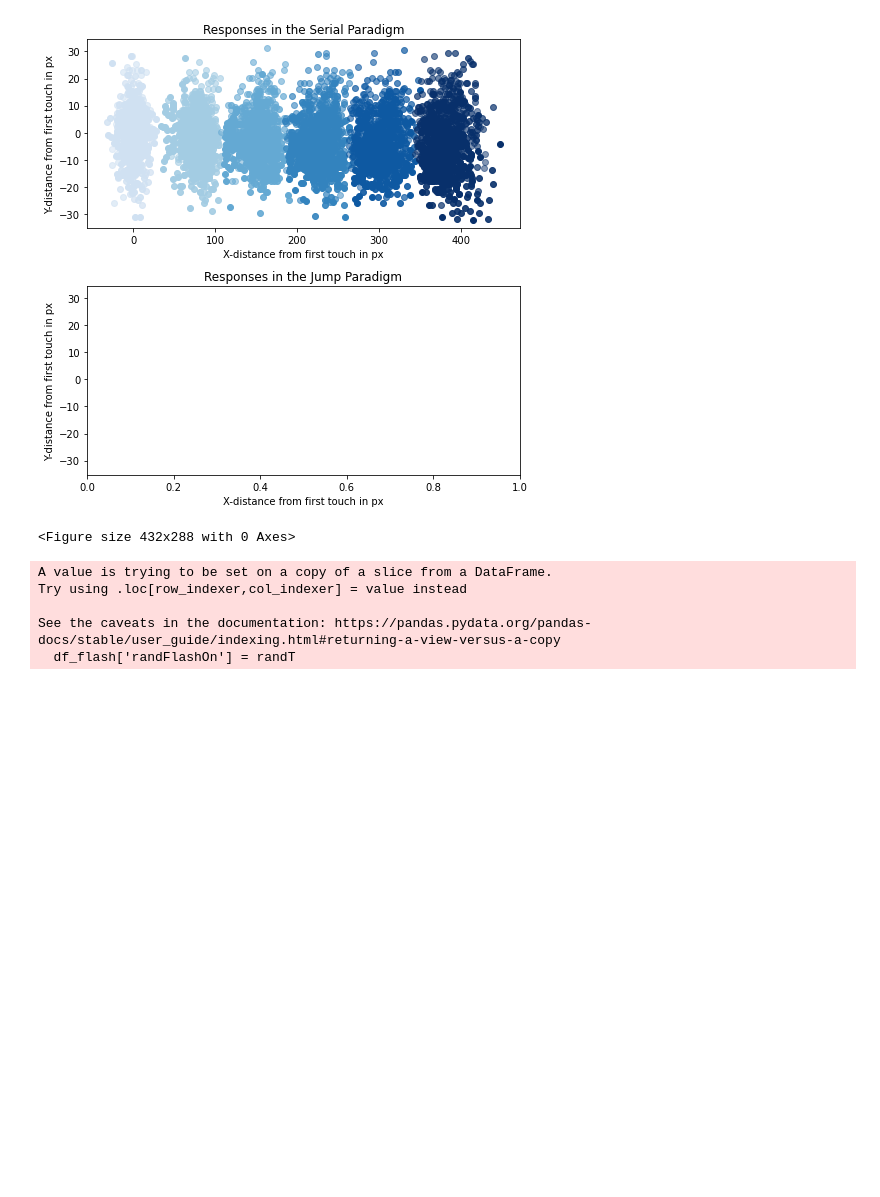
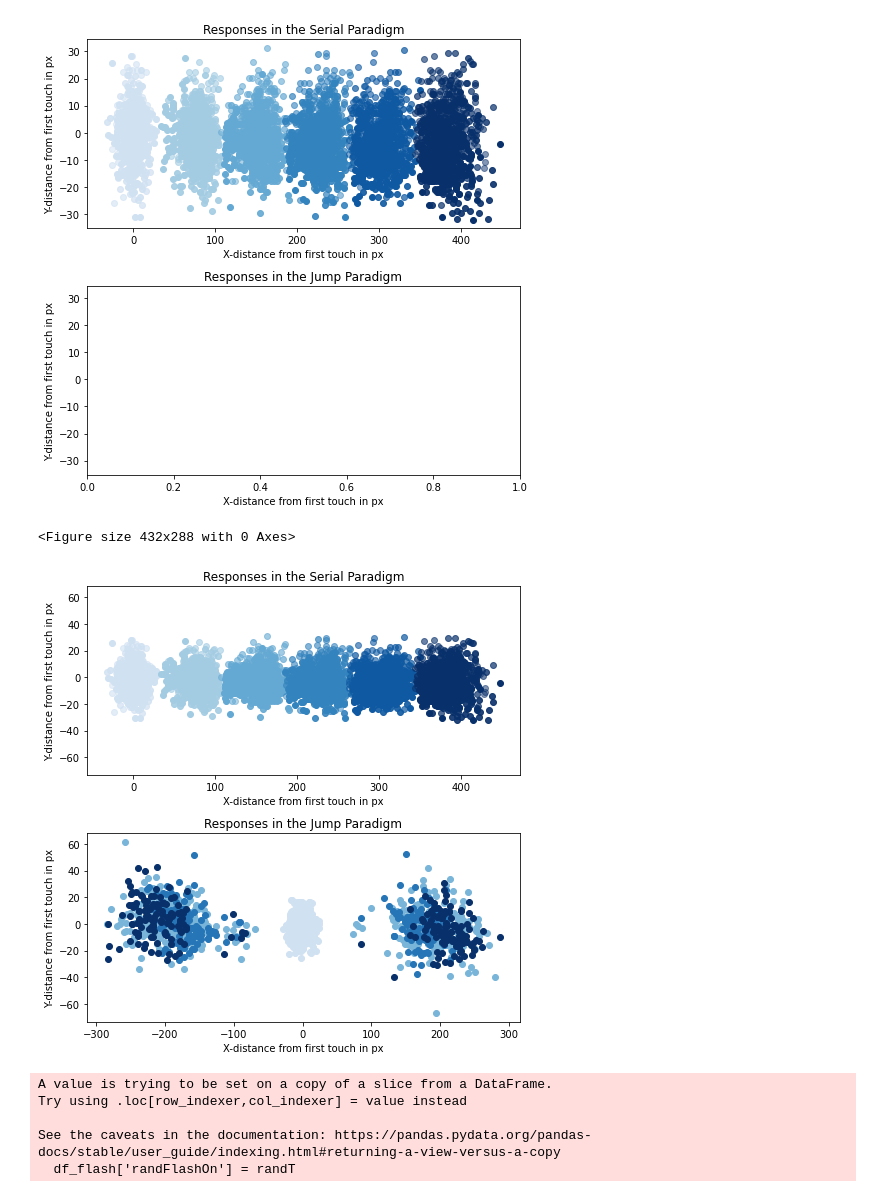
Before and after one commit to ClaraKuper/ManualInhibitionOnline, a Jupyter notebook: analysis/Colloquium23_06_2021.ipynb, the cells around one changed output. Drawn from its saved outputs; the diff is of its cells as text; code cells hidden in the pictures; blank space fills up the shorter version.

```diff
--- a/analysis/Colloquium23_06_2021.ipynb
+++ b/analysis/Colloquium23_06_2021.ipynb
@@ -660,6 +674,10 @@ plt.tight_layout();
 # save the touch response figure
 figResp
 figResp.savefig('../figures/touchlocations.png')
+# %%
+figResp
+# %% [output]
+[figure, added]
 # %%
 # look for dips in the movement rate
 
```
Also changed, not shown: parts of 4 cells of this notebook, 13 other files.
